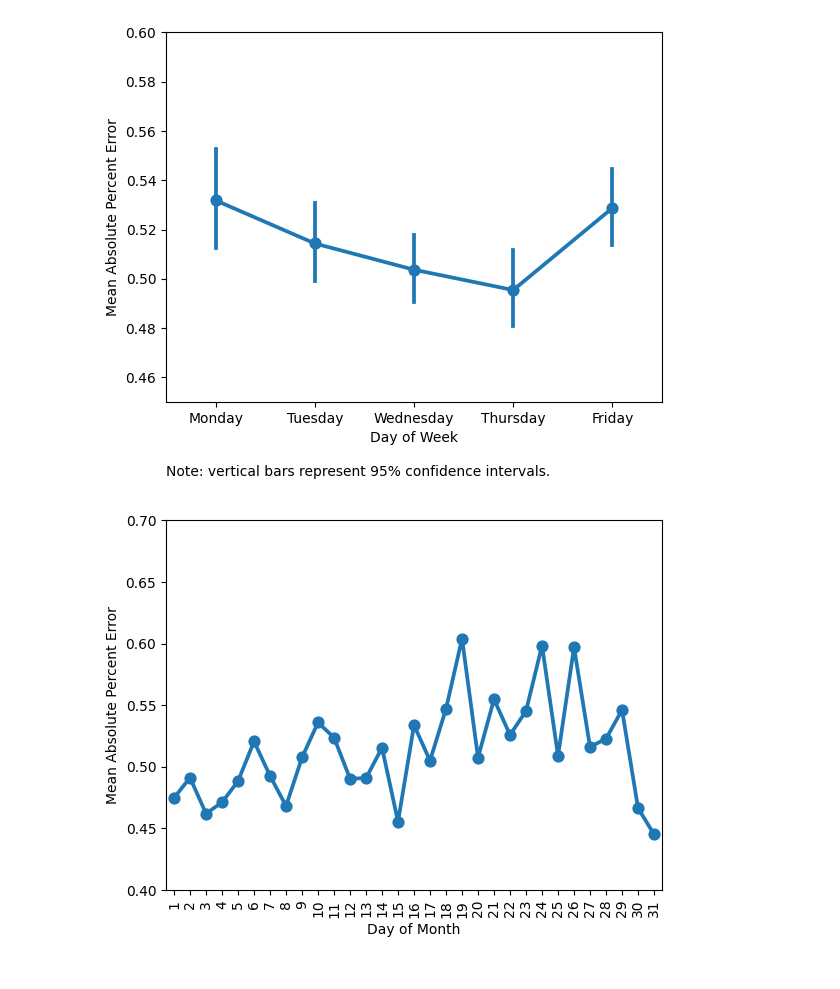
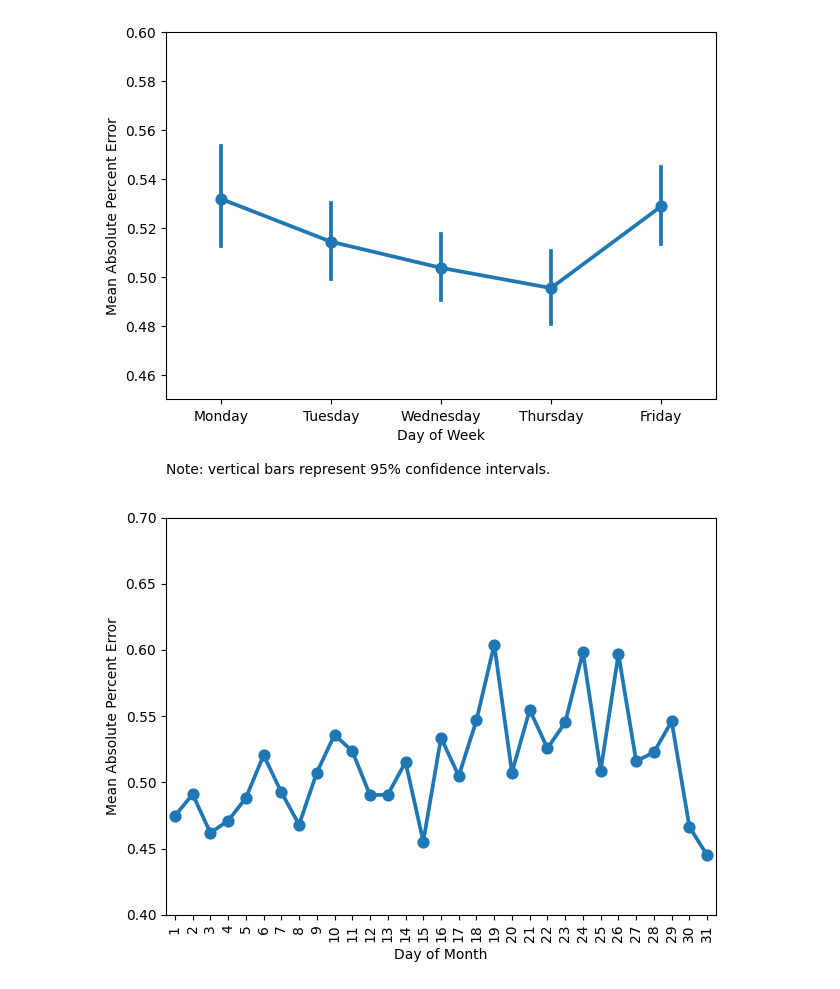
Before and after one commit to svanomm/sentiment-volume-forecasting, a Jupyter notebook: Scripts/05 Models/06 Best Model Predictions.ipynb, the cells around one changed output. Cells and saved outputs as stored; diff of their text form; code cells hidden in the pictures.

```diff
--- a/Scripts/05 Models/06 Best Model Predictions.ipynb
+++ b/Scripts/05 Models/06 Best Model Predictions.ipynb
@@ -161,28 +149,29 @@ plt.savefig('../../output/mape_by_time_by_ticker.pdf')
 # %%
 # MAPE by day of week
 predictions['day_of_week'] = predictions['date'].dt.day_name()
 predictions['day'] = predictions['date'].dt.dayofweek
 predictions.sort_values(by=['day','ticker'], inplace=True)
 
 sns.pointplot(
     data=predictions,
     x='day_of_week',
     y='Absolute Percent Error',
     n_boot=10000
 )
 
 plt.ylim(0.45, 0.6)
 plt.ylabel('Mean Absolute Percent Error')
 plt.xlabel('Day of Week')
 plt.xticks(rotation=0)
 plt.annotate('Note: vertical bars represent 95% confidence intervals.',
              xy=(0.0, -0.2),
              xycoords='axes fraction',
              ha='left',
              fontsize=10)
+plt.tight_layout()
 plt.savefig('../../output/mape_by_day_of_week.pdf')
 # %% [output]
-[figure, old version]
+[figure, new version]
 # %%
 # MAPE by day of month
 predictions['day_of_month'] = predictions['date'].dt.day
@@ -200,7 +189,8 @@ plt.ylim(0.4, 0.7)
 plt.ylabel('Mean Absolute Percent Error')
 plt.xlabel('Day of Month')
 plt.xticks(rotation=90)
+plt.tight_layout()
 
 plt.savefig('../../output/mape_by_day_of_month.pdf')
 # %% [output]
-[figure, old version]
+[figure, new version]
```
Also changed, not shown: parts of 7 cells of this notebook, 22 other files.
